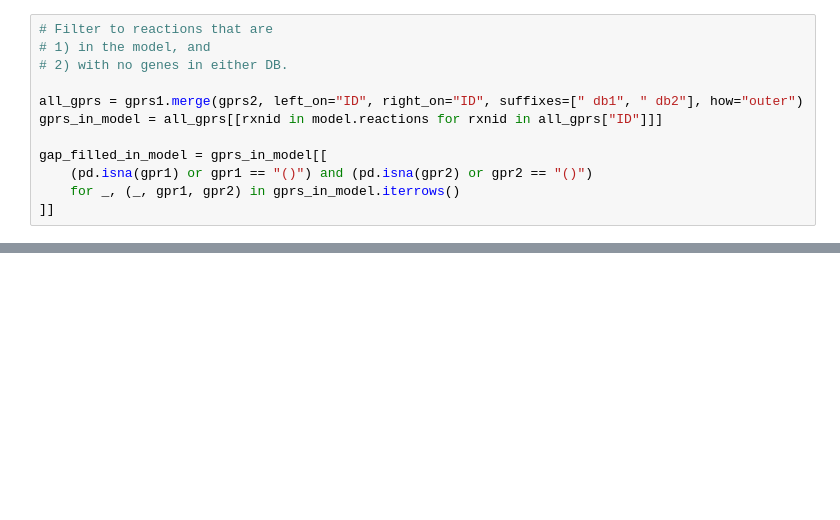
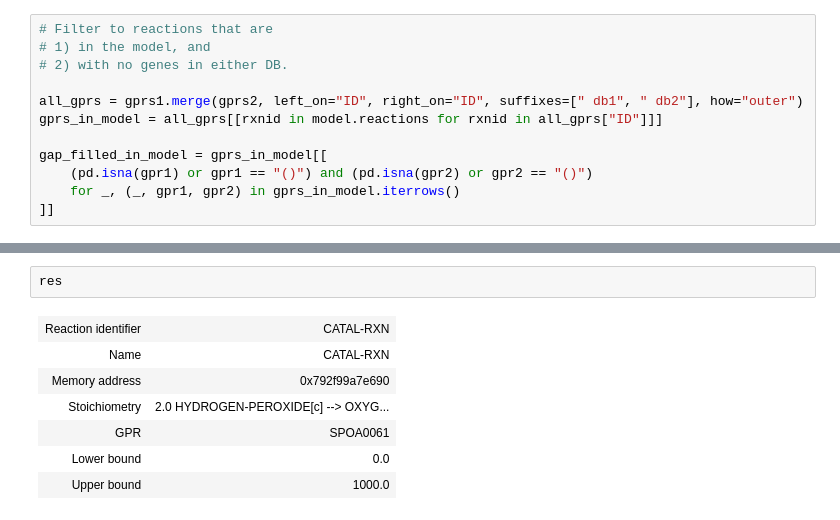
Before and after one commit to C-CoMP-STC/rpom-fba, a Jupyter notebook: notebooks/gap_filling_detection.ipynb, the cells around one changed output, grey strips where cells are left out. Cells and saved outputs as stored; diff of their text form; blank space fills up the shorter version.

```diff
--- a/notebooks/gap_filling_detection.ipynb
+++ b/notebooks/gap_filling_detection.ipynb
@@ -167,0 +370,10 @@ result.sort_values("Abs Flux", ascending=False).sort_values("Fold-Change")[["EC
+# %%
+res
+# %% [output]
+| Reaction identifier | CATAL-RXN |
+| Name | CATAL-RXN |
+| Memory address | 0x792f99a7e690 |
+| Stoichiometry | 2.0 HYDROGEN-PEROXIDE[c] --> OXYG... |
+| GPR | SPOA0061 |
+| Lower bound | 0.0 |
+| Upper bound | 1000.0 |
```
Also changed, not shown: parts of 15 cells of this notebook, 15 other files.
